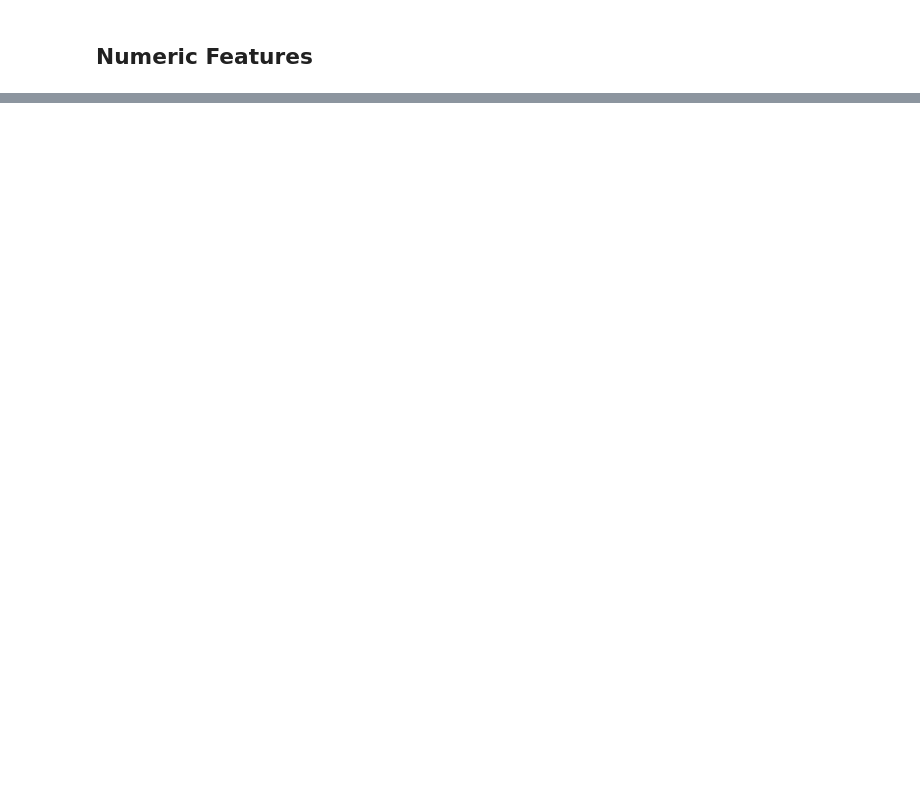
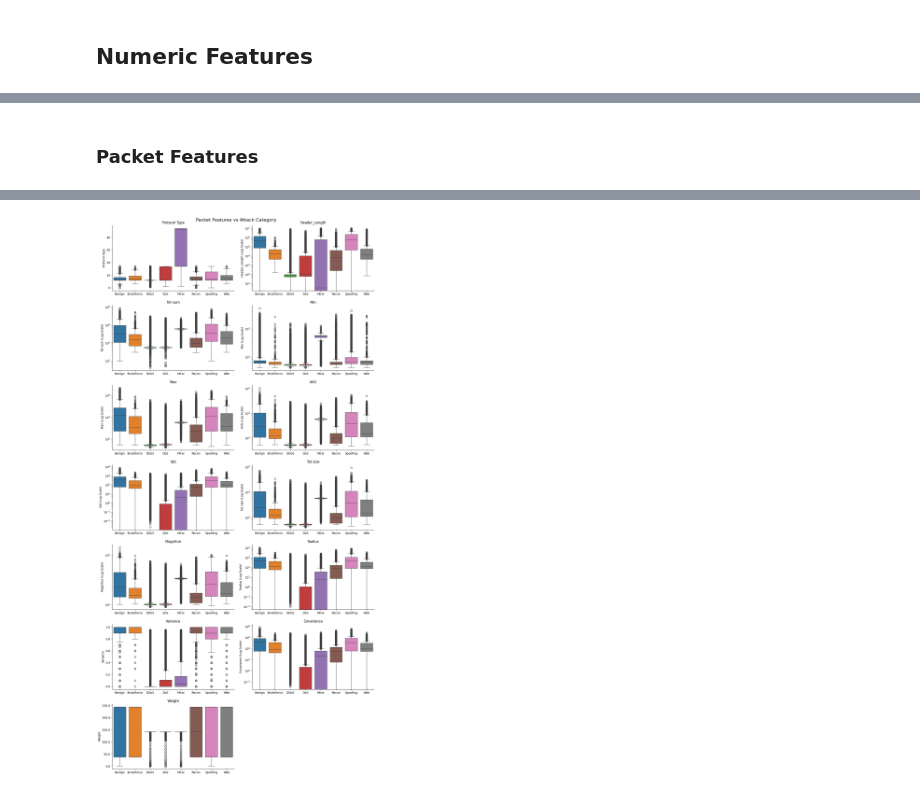
Before and after one commit to inaciobr/Multi-Stage-IoT-Intrusion-Detection, a Jupyter notebook: notebooks/1 - EDA.ipynb, the cells around one changed output, grey strips where cells are left out. Drawn from its saved outputs; the diff is of its cells as text; code cells hidden in the pictures; blank space fills up the shorter version.

```diff
--- a/notebooks/1 - EDA.ipynb
+++ b/notebooks/1 - EDA.ipynb
@@ -529,0 +671,14 @@ We are grouping the numeric features in 3 feature sets:
+# %% [markdown]
+### Packet Features
+# %%
+%%time
+
+plot_box_attack_features(
+    df.sample(2_000_000),
+    features=features['packet'],
+    label_column='general_label',
+    title="Packet Features vs Attack Category",
+    log_features={'Header_Length', 'Tot sum', 'Min', 'Max', 'AVG', 'Std', 'Tot size', 'Magnitue', 'Radius', 'Covariance'},
+    color_map=general_attack_color
+)
+# %% [output]
@@ -529,0 +687 @@ We are grouping the numeric features in 3 feature sets:
+[figure, added]
```
Also changed, not shown: parts of 16 cells of this notebook.
